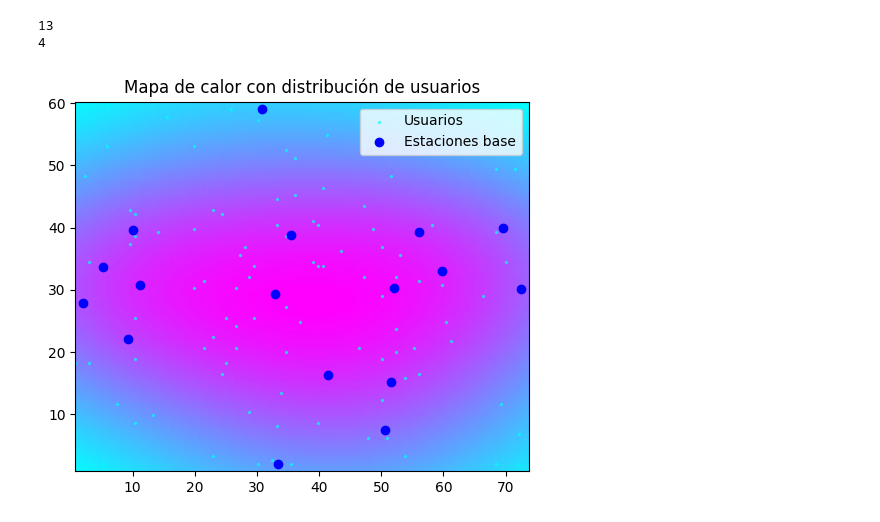
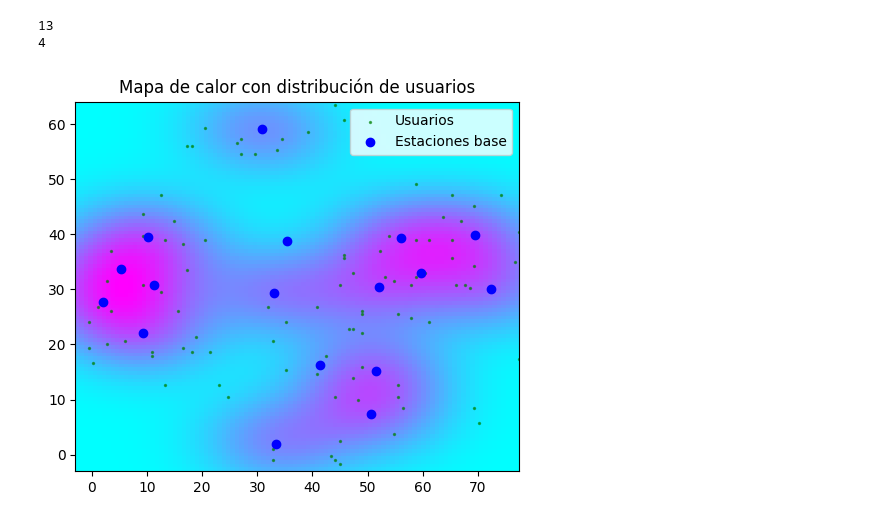
Before and after one commit to 6G-XTREME/PoF_Simulator, a Jupyter notebook: mocks/pruebas_mapa_rural/prueba mapa calor - uc 1.ipynb, the cells around one changed output. Saved outputs shown, nothing was run; the diff lists cells and outputs as text; code cells hidden in the pictures.

Commit message:
Heatmap for BSs and Users estimation

```diff
--- a/mocks/pruebas_mapa_rural/prueba mapa calor - uc 1.ipynb
+++ b/mocks/pruebas_mapa_rural/prueba mapa calor - uc 1.ipynb
@@ -36,7 +36,7 @@ import matplotlib.pyplot as plt
 from scipy.stats import gaussian_kde
 # %%
 
-def generar_mapa_calor(base_stations, grid_size=100, bandwidth=1.0, border=1.2):
+def generar_mapa_calor(base_stations, grid_size=100, bandwidth=1.0, border=3):
     """
     base_stations: array de shape (N, 2) con coordenadas x, y de estaciones base
     grid_size: resolución del mapa de calor
@@ -47,6 +47,13 @@ def generar_mapa_calor(base_stations, grid_size=100, bandwidth=1.0, border=1.2):
 
     # Crear el KDE
     kde = gaussian_kde(np.vstack([x, y]), bw_method=bandwidth)
+
+    # Borders
+
+    x_min = x.min() - x.min() * border
+    x_max = x.max() + x.max() * border
+    y_min = y.min() - y.min() * border
+    y_max = y.max() + y.max() * border
 
     # Crear la malla
     xi, yi = np.meshgrid(
@@ -77,15 +84,15 @@ def muestrear_usuarios(xi, yi, zi_norm, num_usuarios=100):
     return np.vstack((x_coords, y_coords)).T
 # %%
 # Ejemplo de uso
-xi, yi, zi_norm = generar_mapa_calor(base_stations=bs[nm:])
+xi, yi, zi_norm = generar_mapa_calor(base_stations=bs[nm:], bandwidth=0.4, border=5)
 
 usuarios = muestrear_usuarios(xi, yi, zi_norm, 100)
 
 plt.imshow(zi_norm, origin='lower', extent=(xi.min(), xi.max(), yi.min(), yi.max()), cmap='cool')
-plt.scatter(usuarios[:, 0], usuarios[:, 1], s=2, color='cyan', alpha=0.6, label="Usuarios")
+plt.scatter(usuarios[:, 0], usuarios[:, 1], s=2, color='green', alpha=0.6, label="Usuarios")
 plt.scatter(bs[:, 0], bs[:, 1], color='blue', label="Estaciones base")
 plt.legend()
 plt.title("Mapa de calor con distribución de usuarios")
 plt.show()
 # %% [output]
-[figure, old version]
+[figure, new version]
```
